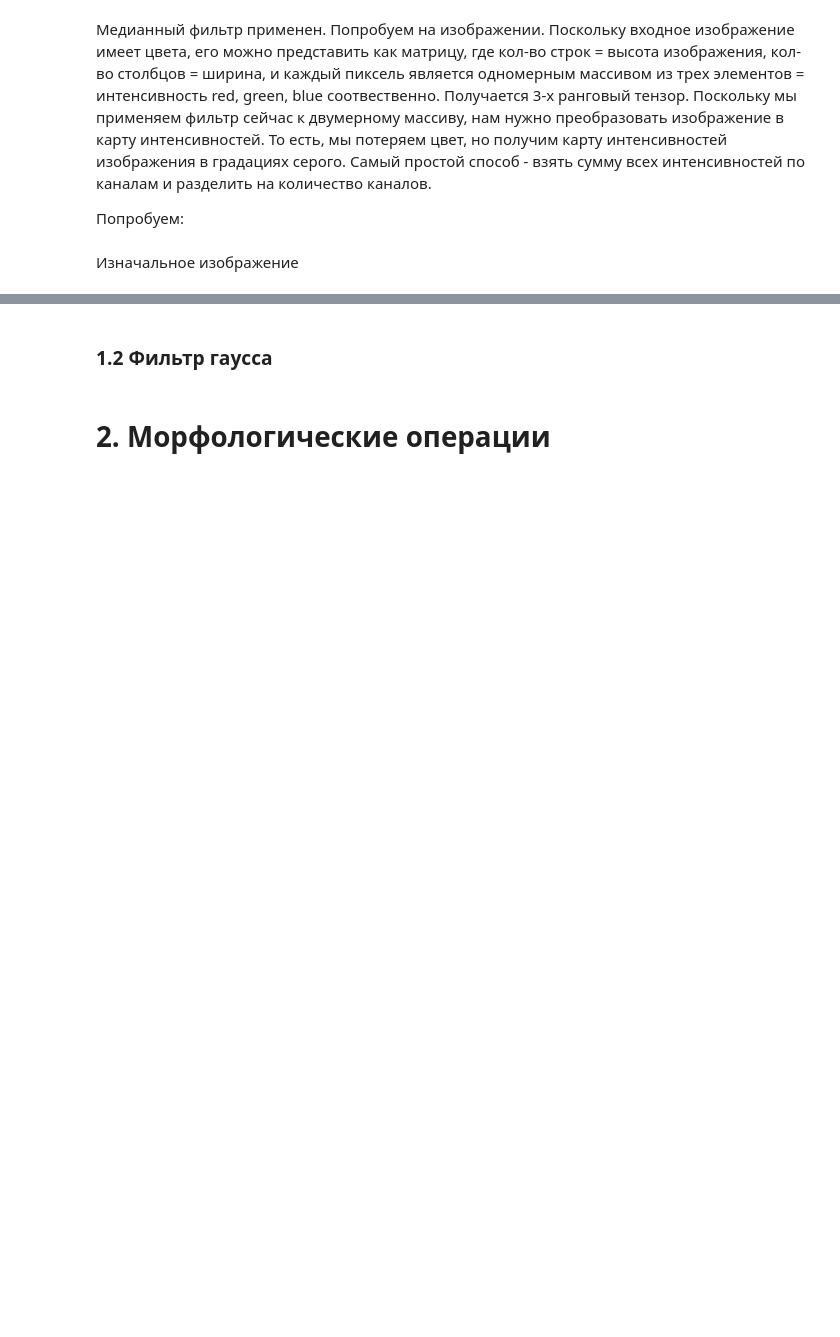
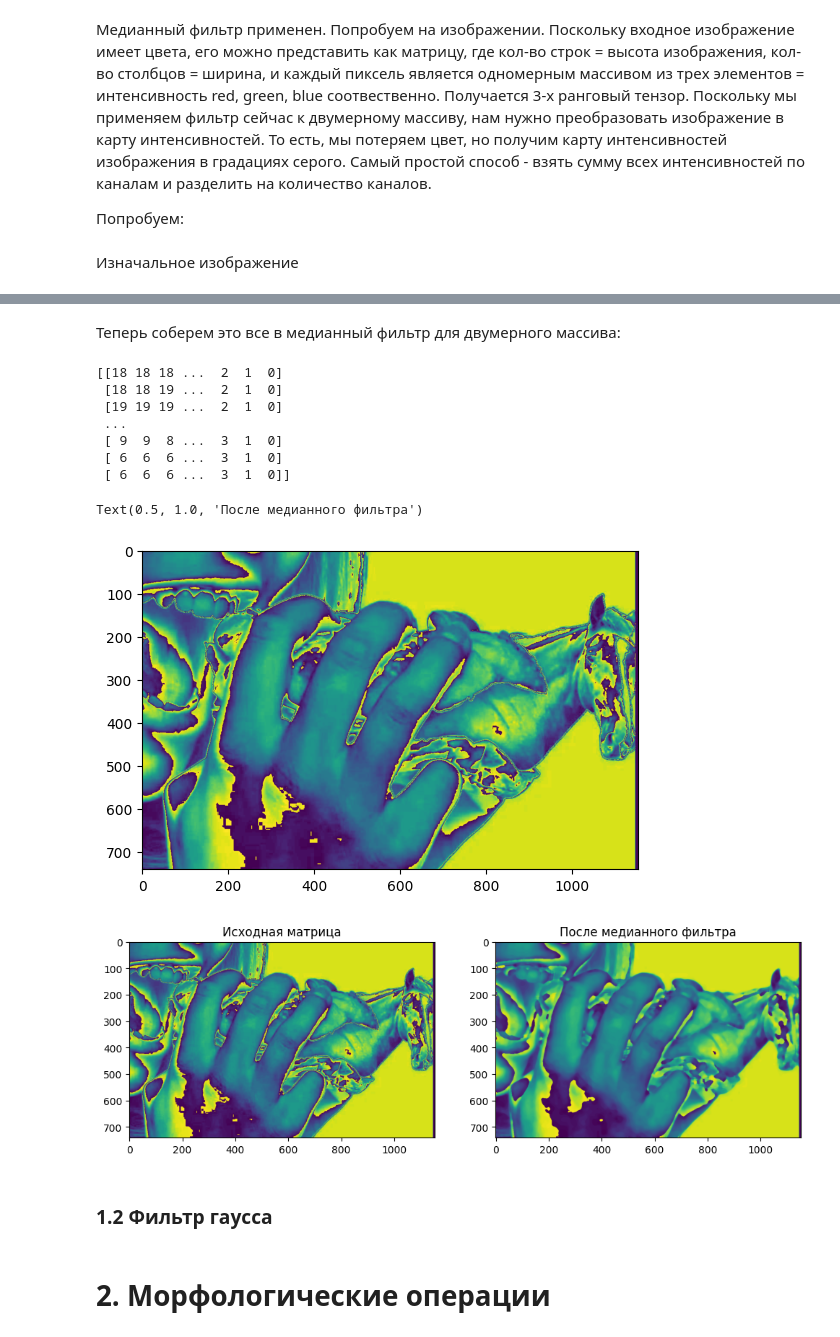
Before and after one commit to arskstn/cv-labs-sem8, a Jupyter notebook: lab1/lab1.ipynb, the cells around one changed output, grey strips where cells are left out. Cells and saved outputs as stored; diff of their text form; code cells hidden in the pictures; blank space fills up the shorter version.

```diff
--- a/lab1/lab1.ipynb
+++ b/lab1/lab1.ipynb
@@ -255,3 +318,55 @@ ValueError: could not broadcast input array from shape (1153,) into shape (1153,
+# %% [markdown]
+Теперь соберем это все в медианный фильтр для двумерного массива:
+# %%
+def median_2d(image, minor_size = 3):
+    if minor_size % 2 == 0:
+        print("Выбрана четная размерность апертуры")
+        return image
+    else:
+        image_median = image.copy()
+        for rows in range (image.shape[0] - minor_size + 1):
+            for columns in range(image.shape[1] - minor_size + 1):
+                current_minor = image[rows:rows+minor_size, columns:columns+minor_size]
+                #print(current_minor)
+
+                current_minor = np.reshape(current_minor, (1,current_minor.shape[0]**2))
+                current_minor = np.sort(current_minor)
+                #print(current_minor)
+
+                median_value = int(np.median(current_minor))
+                #print(median_value)
+
+                image_median[rows + minor_size//2][columns + minor_size//2] = median_value
+
+        return image_median
+
+print(image1_RGB_intensity)
+image = image1_RGB_intensity
+
+plt.imshow(image)
+image_median = median_2d(image)
+
+# plt.imshow(image)
+# plt.imshow(image_median)
+
+#plt.figure(figsize=(40,40))
+f, axarr = plt.subplots(1,2, figsize = (12,6))
+axarr[0].imshow(image)
+axarr[0].set_title('Исходная матрица')
+
+axarr[1].imshow(median_2d(image, 13))
+axarr[1].set_title('После медианного фильтра')
+# %% [output]
+[[18 18 18 ...  2  1  0]
+ [18 18 19 ...  2  1  0]
+ [19 19 19 ...  2  1  0]
+ ...
+ [ 9  9  8 ...  3  1  0]
+ [ 6  6  6 ...  3  1  0]
+ [ 6  6  6 ...  3  1  0]]
+Text(0.5, 1.0, 'После медианного фильтра')
+[figure, added]
+[figure, added]
 # %% [markdown]
 ### 1.2 Фильтр гаусса
 # %% [markdown]
```
Also changed, not shown: parts of 9 cells of this notebook.
